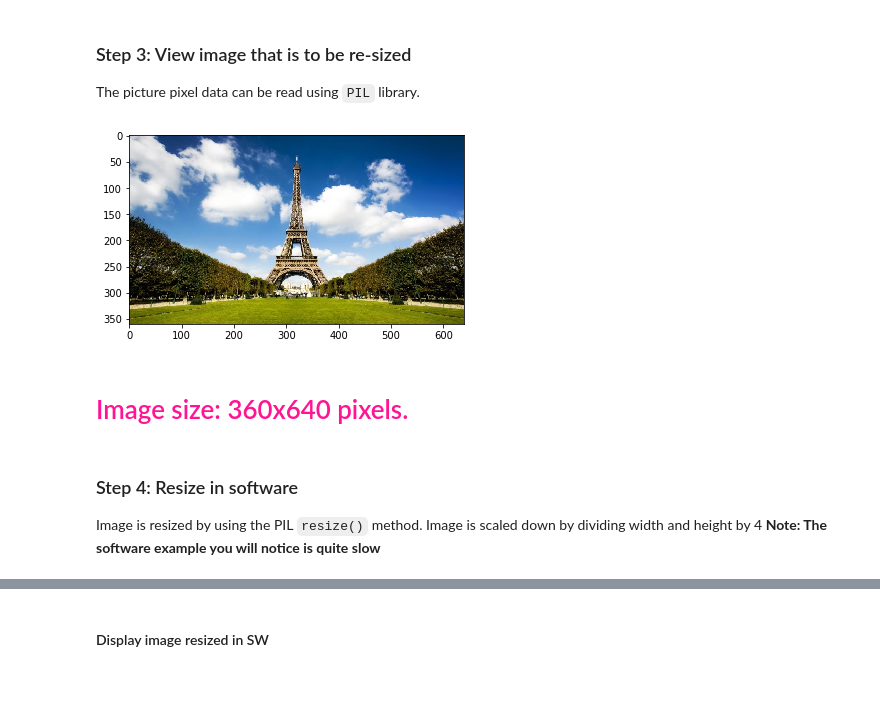
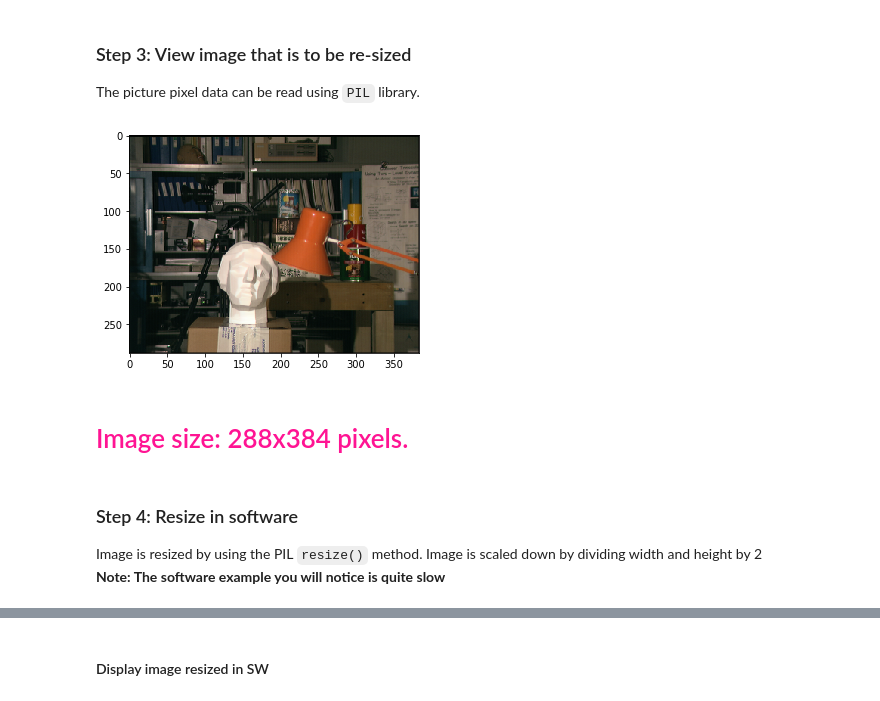
Before and after one commit to Xilinx/PYNQ-DL, a Jupyter notebook: notebooks/resize.ipynb, the cells around one changed output, grey strips where cells are left out. Cells and saved outputs as stored; diff of their text form; code cells hidden in the pictures.

Commit message:
updating resize notebook

```diff
--- a/notebooks/resize.ipynb
+++ b/notebooks/resize.ipynb
@@ -29,25 +29,25 @@ kernel = resizer.resize_accel_0
 ### Step 3: View image that is to be re-sized
 The picture pixel data can be read using `PIL` library.
 # %%
-image_path = "./images/paris.jpg"
+image_path = "./images/img_l.png"
 original_image = Image.open(image_path)
 original_array = np.array(original_image)
 original_image.close()
 
 pyplot.imshow(original_array, interpolation='nearest')
 pyplot.show()
 
 old_width, old_height = original_image.size
 
 def printmd(string):
     display(Markdown('<h1 style="color:DeepPink"> {}</h1>'.format(string)))
 
 printmd("Image size: {}x{} pixels.".format(old_height, old_width))
 # %% [output]
-[figure, old version]
+[figure, new version]
-<h1 style="color:DeepPink"> Image size: 360x640 pixels.</h1>
+<h1 style="color:DeepPink"> Image size: 288x384 pixels.</h1>
 # %% [markdown]
 ### Step 4: Resize in software
-Image is resized by using the PIL `resize()` method. Image is scaled down by dividing width and height by 4
+Image is resized by using the PIL `resize()` method. Image is scaled down by dividing width and height by 2
 **Note: The software example you will notice is quite slow**
 # %%
```
Also changed, not shown: parts of 5 cells of this notebook.
